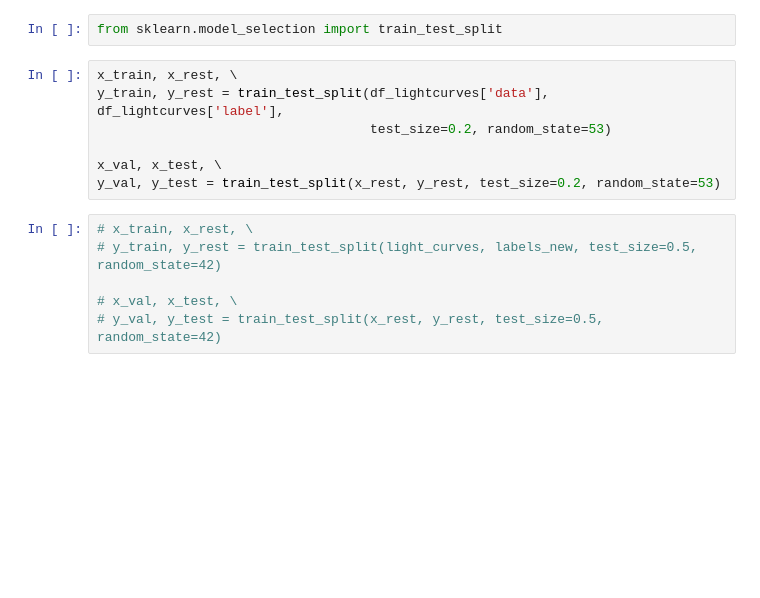
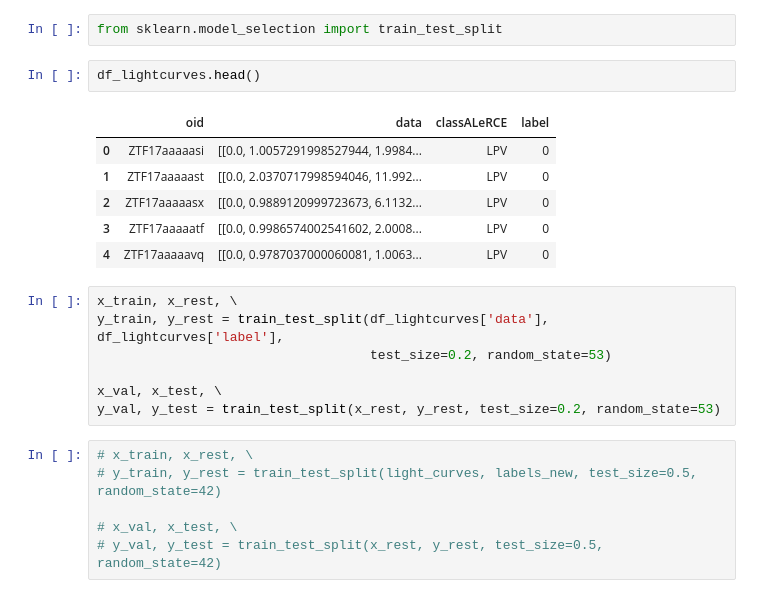
Before and after one commit to guille-c/ALeRCE_ML_DL, a Jupyter notebook: RNN.ipynb, the cells around one changed output. Saved outputs shown, nothing was run; the diff lists cells and outputs as text; blank space fills up the shorter version.

```diff
--- a/RNN.ipynb
+++ b/RNN.ipynb
@@ -360,5 +396,14 @@ def create_dataset(light_curves, labels):
 # %%
 from sklearn.model_selection import train_test_split
+# %%
+df_lightcurves.head()
+# %% [output]
+|  | oid | data | classALeRCE | label |
+| 0 | ZTF17aaaaasi | [[0.0, 1.0057291998527944, 1.9984... | LPV | 0 |
+| 1 | ZTF17aaaaast | [[0.0, 2.0370717998594046, 11.992... | LPV | 0 |
+| 2 | ZTF17aaaaasx | [[0.0, 0.9889120999723673, 6.1132... | LPV | 0 |
+| 3 | ZTF17aaaaatf | [[0.0, 0.9986574002541602, 2.0008... | LPV | 0 |
+| 4 | ZTF17aaaaavq | [[0.0, 0.9787037000060081, 1.0063... | LPV | 0 |
 # %%
 x_train, x_rest, \
 y_train, y_rest = train_test_split(df_lightcurves['data'], df_lightcurves['label'],
```
Also changed, not shown: parts of 22 cells of this notebook.
